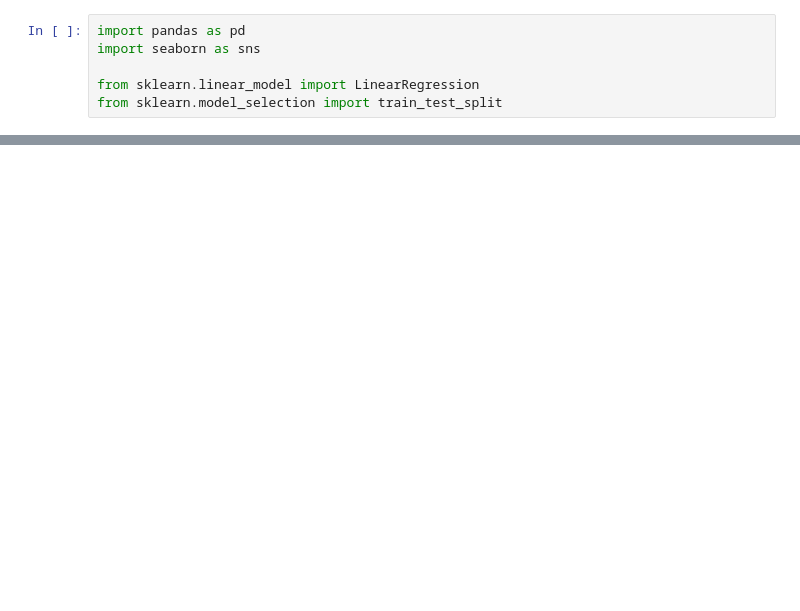
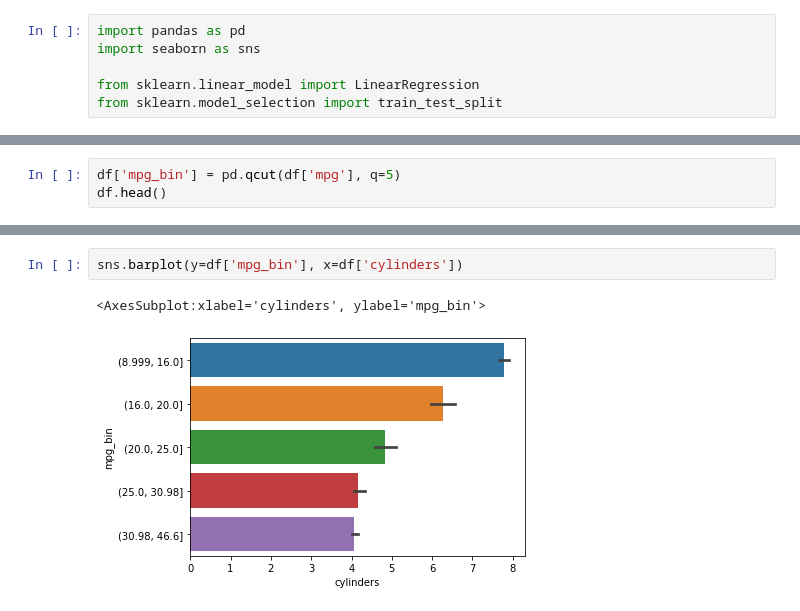
Before and after one commit to sdwarka/auto-mpg, a Jupyter notebook: auto-mpg-model.ipynb, the cells around one changed output, grey strips where cells are left out. Drawn from its saved outputs; the diff is of its cells as text; blank space fills up the shorter version.

```diff
--- a/auto-mpg-model.ipynb
+++ b/auto-mpg-model.ipynb
@@ -17,0 +22,3 @@ df.dropna(axis=0, how='any', inplace=True)
+# %%
+df['mpg_bin'] = pd.qcut(df['mpg'], q=5)
+df.head()
@@ -17,0 +32,5 @@ df.dropna(axis=0, how='any', inplace=True)
+# %%
+sns.barplot(y=df['mpg_bin'], x=df['cylinders'])
+# %% [output]
+<AxesSubplot:xlabel='cylinders', ylabel='mpg_bin'>
+[figure, added]
```
Also changed, not shown: parts of 18 cells of this notebook.
